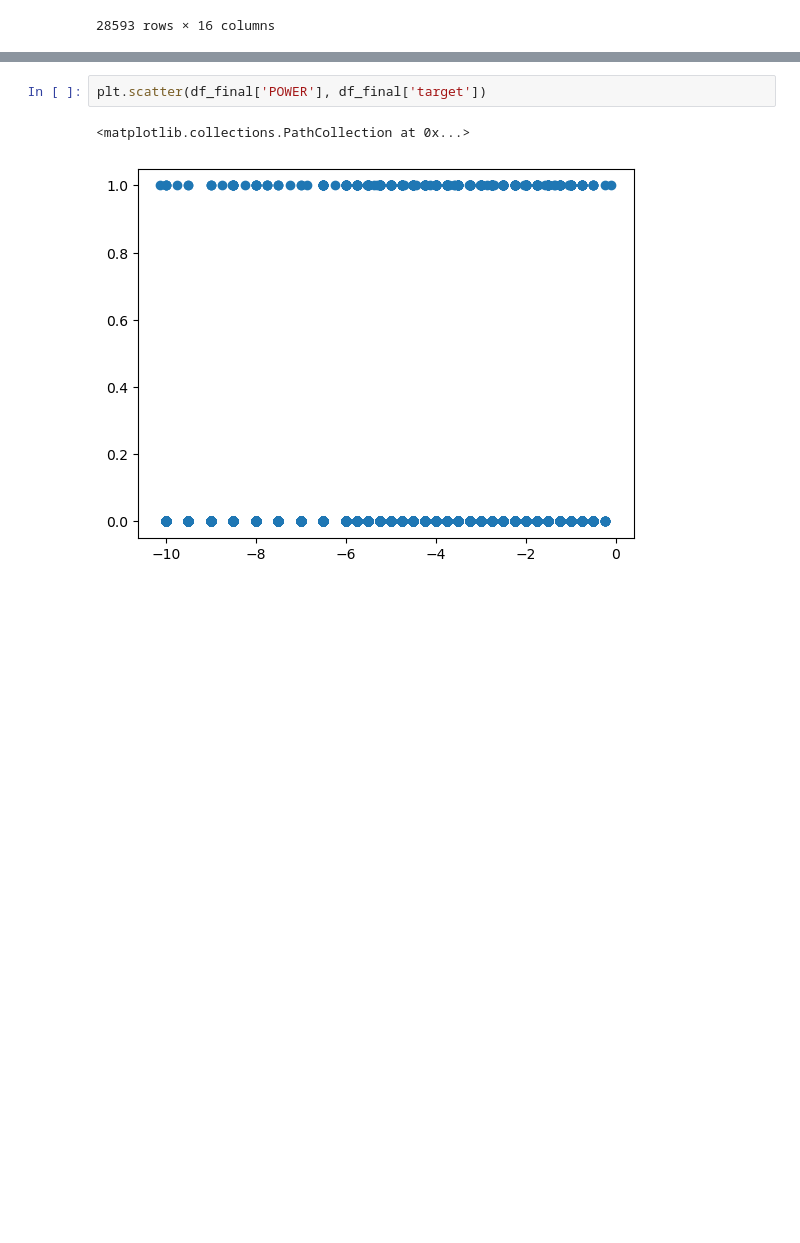
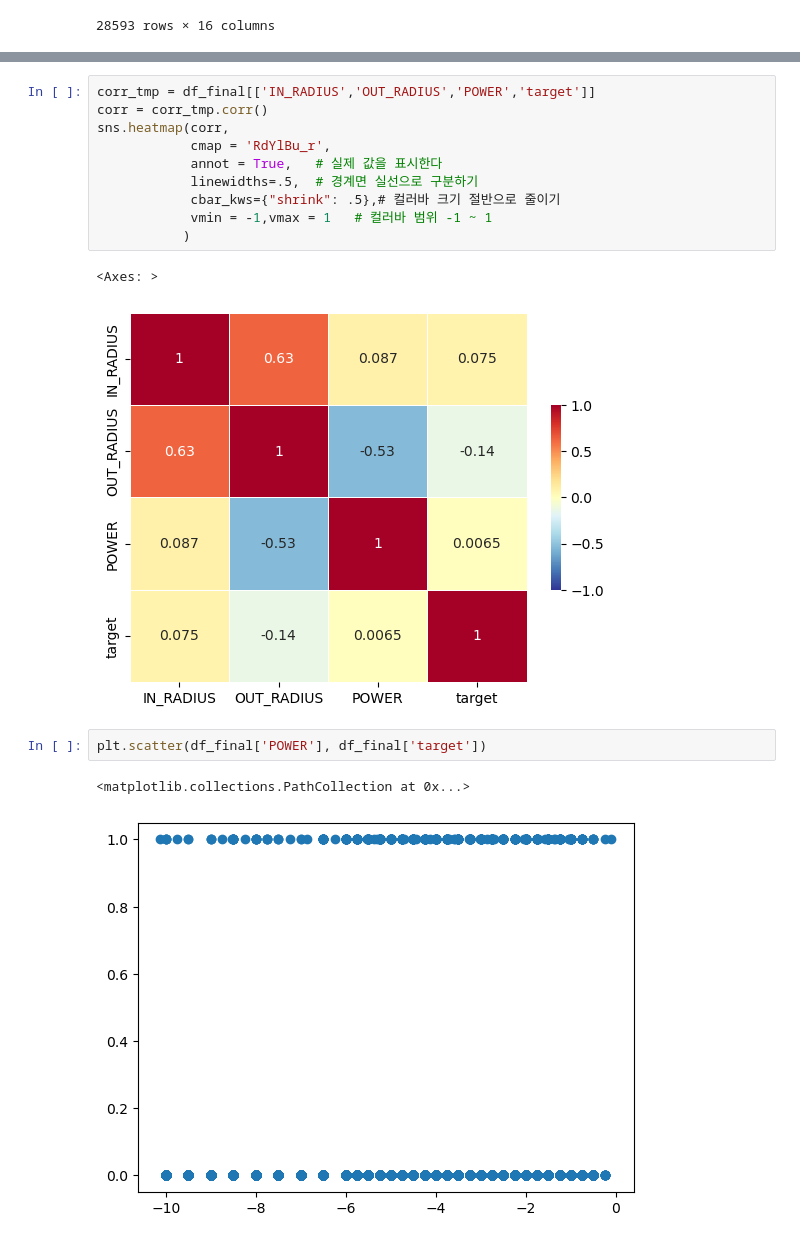
Before and after one commit to cain0709/Injection_Molding_Process_Anomaly_Detection, a Jupyter notebook: ML_Classification.ipynb, the cells around one changed output, grey strips where cells are left out. Drawn from its saved outputs; the diff is of its cells as text; blank space fills up the shorter version.

```diff
--- a/ML_Classification.ipynb
+++ b/ML_Classification.ipynb
@@ -280,4 +282,17 @@ df_final
 28593 rows × 6 columns
+# %%
+corr_tmp = df_final[['IN_RADIUS','OUT_RADIUS','POWER','target']]
+corr = corr_tmp.corr()
+sns.heatmap(corr,
+            cmap = 'RdYlBu_r',
+            annot = True,   # 실제 값을 표시한다
+            linewidths=.5,  # 경계면 실선으로 구분하기
+            cbar_kws={"shrink": .5},# 컬러바 크기 절반으로 줄이기
+            vmin = -1,vmax = 1   # 컬러바 범위 -1 ~ 1
+           )
+# %% [output]
+<Axes: >
+[figure, added]
 # %%
 plt.scatter(df_final['POWER'], df_final['target'])
 # %% [output]
```
Also changed, not shown: parts of 7 cells of this notebook, 5 other files.
